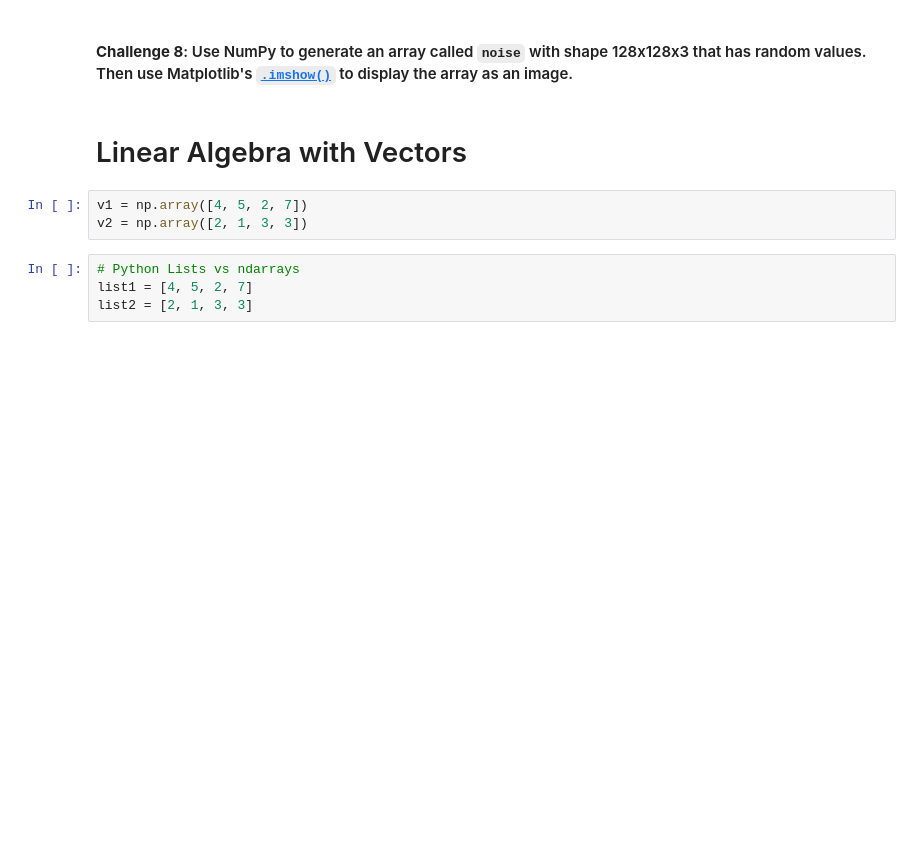
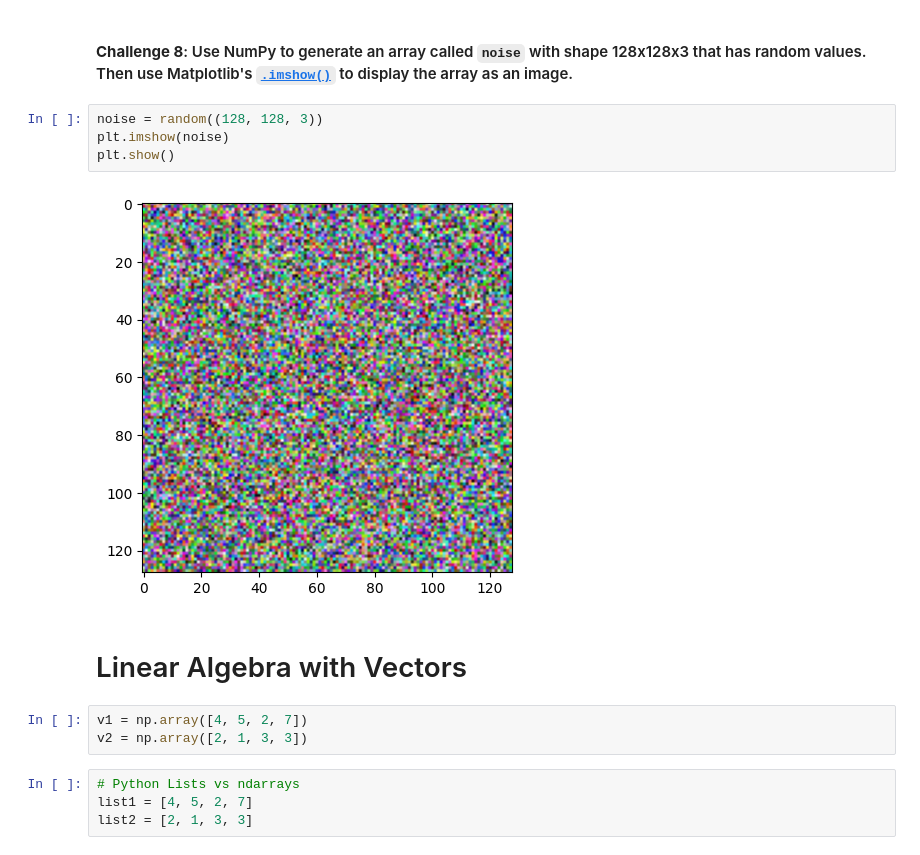
Before and after one commit to xhlwrb/100_days_of_code, a Jupyter notebook: Day_76/Computation_with_NumPy_and_N_Dimensional_Arrays_(start).ipynb, the cells around one changed output. Cells and saved outputs as stored; diff of their text form; blank space fills up the shorter version.

```diff
--- a/Day_76/Computation_with_NumPy_and_N_Dimensional_Arrays_(start).ipynb
+++ b/Day_76/Computation_with_NumPy_and_N_Dimensional_Arrays_(start).ipynb
@@ -85,5 +202,11 @@ Hint: Use the [`.random()` function](https://numpy.org/doc/stable/reference/rand
 # %% [markdown]
 #### **Challenge 8**: Use NumPy to generate an array called `noise` with shape 128x128x3 that has random values. Then use Matplotlib's [`.imshow()`](https://matplotlib.org/3.1.1/api/_as_gen/matplotlib.pyplot.imshow.html) to display the array as an image.
+# %%
+noise = random((128, 128, 3))
+plt.imshow(noise)
+plt.show()
+# %% [output]
+[figure, added]
 # %% [markdown]
 # Linear Algebra with Vectors
 # %%
```
Also changed, not shown: parts of 48 cells of this notebook, 1 other file.
